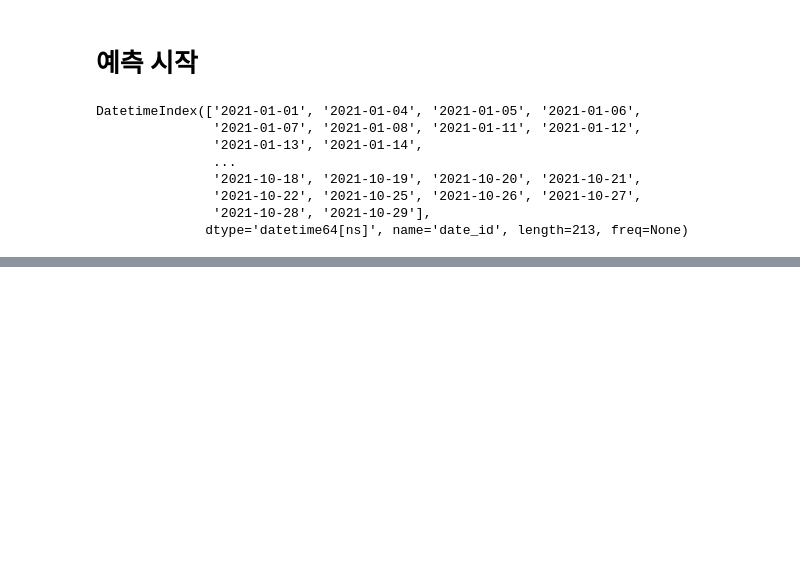
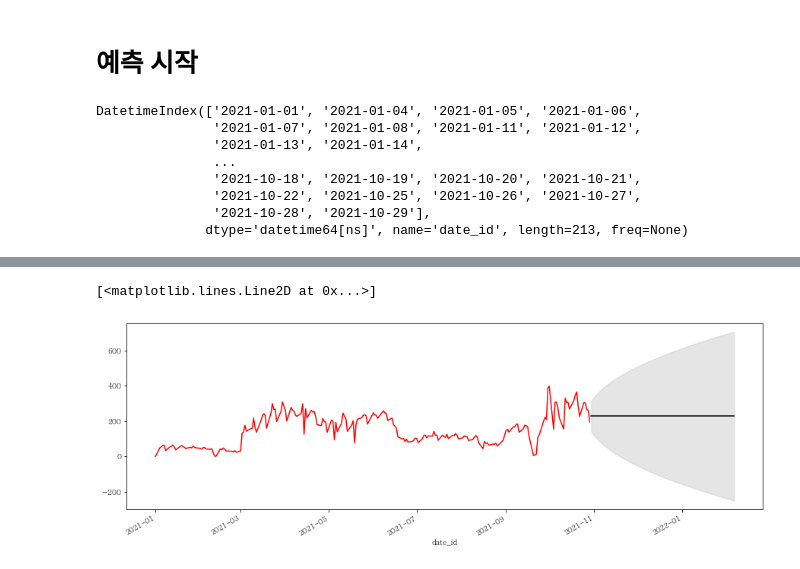
Before and after one commit to Cycrypto/Python-Sandol-analsys, a Jupyter notebook: anal_user.ipynb, the cells around one changed output, grey strips where cells are left out. Cells and saved outputs as stored; diff of their text form; code cells hidden in the pictures; blank space fills up the shorter version.

```diff
--- a/anal_user.ipynb
+++ b/anal_user.ipynb
@@ -323,0 +309,8 @@ ax
+# %%
+res = sm.tsa.statespace.SARIMAX(ts,
+                                order=(0, 1, 1),
+                                enforce_stationarity=True,
+                                enforce_invertibility=True).fit()
+
+pred_uc = res.get_forecast(steps=10)
+pred_ci = pred_uc.conf_int()
@@ -323,0 +328,9 @@ ax
+# %%
+fig, ax = plt.subplots(figsize=(15, 5))
+ts['users'].plot(ax=ax, style='r')
+fcast = res.get_forecast(steps=100).summary_frame()
+ax.fill_between(pd.date_range('2021-10-30', periods=100), fcast['mean_ci_lower'], fcast['mean_ci_upper'], color='k', alpha=0.1)
+plt.plot(pd.date_range('2021-10-30', periods=100), fcast['mean'], color='k')
+# %% [output]
+[<matplotlib.lines.Line2D at 0x...>]
+[figure, added]
```
Also changed, not shown: parts of 5 cells of this notebook.
